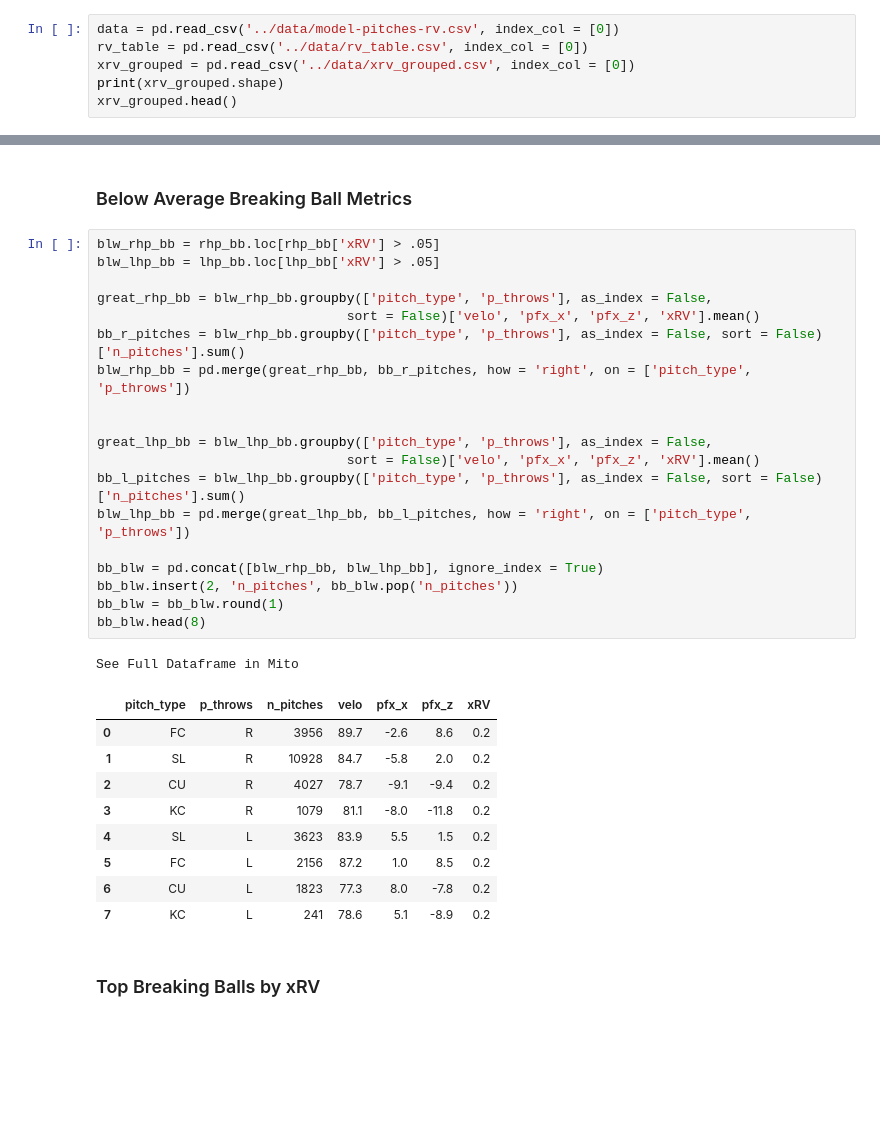
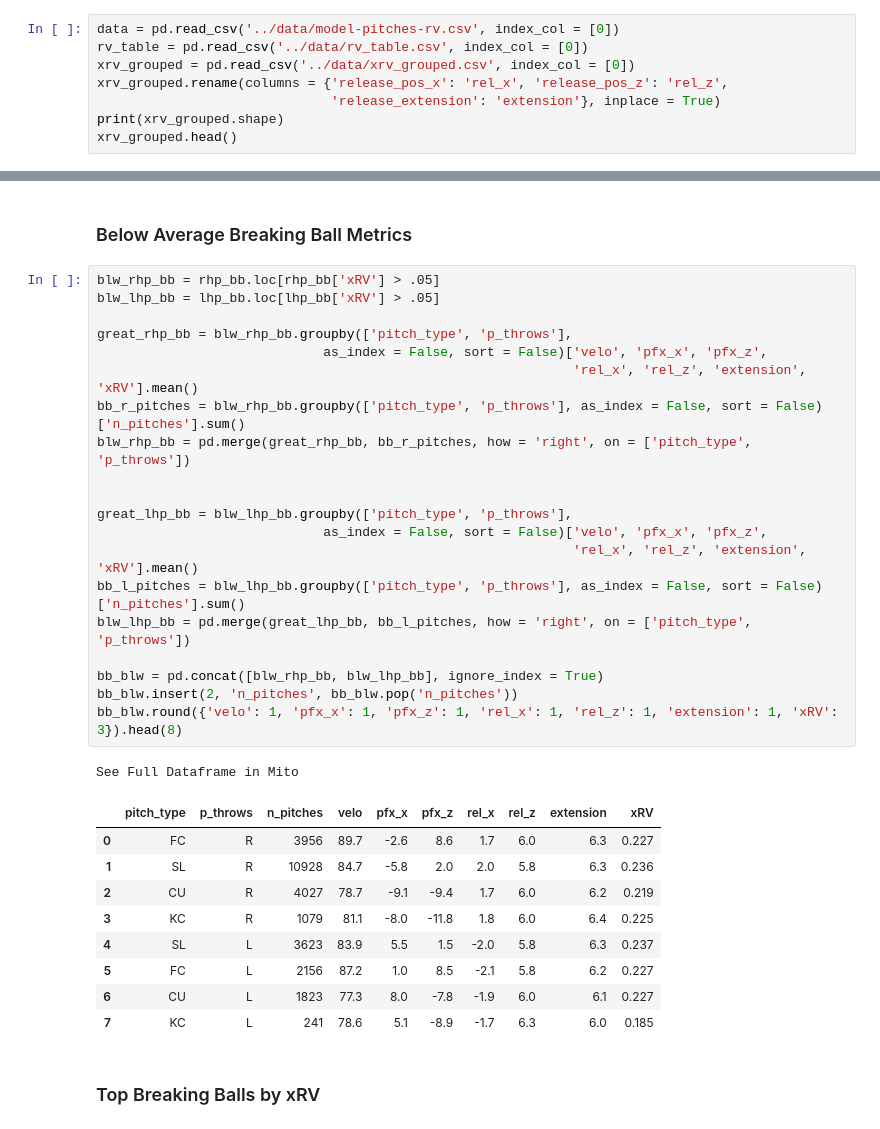
Before and after one commit to anthonyzurke/RVmodel, a Jupyter notebook: notebooks/analysis-rv.ipynb, the cells around one changed output, grey strips where cells are left out. Cells and saved outputs as stored; diff of their text form; blank space fills up the shorter version.

```diff
--- a/notebooks/analysis-rv.ipynb
+++ b/notebooks/analysis-rv.ipynb
@@ -40,6 +40,8 @@ warnings.filterwarnings('ignore')
 data = pd.read_csv('../data/model-pitches-rv.csv', index_col = [0])
 rv_table = pd.read_csv('../data/rv_table.csv', index_col = [0])
 xrv_grouped = pd.read_csv('../data/xrv_grouped.csv', index_col = [0])
+xrv_grouped.rename(columns = {'release_pos_x': 'rel_x', 'release_pos_z': 'rel_z',
+                              'release_extension': 'extension'}, inplace = True)
 print(xrv_grouped.shape)
 xrv_grouped.head()
 # %% [output]
@@ -359,33 +371,34 @@ See Full Dataframe in Mito
 # %%
 blw_rhp_bb = rhp_bb.loc[rhp_bb['xRV'] > .05]
 blw_lhp_bb = lhp_bb.loc[lhp_bb['xRV'] > .05]
 
-great_rhp_bb = blw_rhp_bb.groupby(['pitch_type', 'p_throws'], as_index = False,
-                                sort = False)['velo', 'pfx_x', 'pfx_z', 'xRV'].mean()
+great_rhp_bb = blw_rhp_bb.groupby(['pitch_type', 'p_throws'],
+                             as_index = False, sort = False)['velo', 'pfx_x', 'pfx_z',
+                                                             'rel_x', 'rel_z', 'extension', 'xRV'].mean()
 bb_r_pitches = blw_rhp_bb.groupby(['pitch_type', 'p_throws'], as_index = False, sort = False)['n_pitches'].sum()
 blw_rhp_bb = pd.merge(great_rhp_bb, bb_r_pitches, how = 'right', on = ['pitch_type', 'p_throws'])
 
 
-great_lhp_bb = blw_lhp_bb.groupby(['pitch_type', 'p_throws'], as_index = False,
-                                sort = False)['velo', 'pfx_x', 'pfx_z', 'xRV'].mean()
+great_lhp_bb = blw_lhp_bb.groupby(['pitch_type', 'p_throws'],
+                             as_index = False, sort = False)['velo', 'pfx_x', 'pfx_z',
+                                                             'rel_x', 'rel_z', 'extension', 'xRV'].mean()
 bb_l_pitches = blw_lhp_bb.groupby(['pitch_type', 'p_throws'], as_index = False, sort = False)['n_pitches'].sum()
 blw_lhp_bb = pd.merge(great_lhp_bb, bb_l_pitches, how = 'right', on = ['pitch_type', 'p_throws'])
 
 bb_blw = pd.concat([blw_rhp_bb, blw_lhp_bb], ignore_index = True)
 bb_blw.insert(2, 'n_pitches', bb_blw.pop('n_pitches'))
-bb_blw = bb_blw.round(1)
-bb_blw.head(8)
+bb_blw.round({'velo': 1, 'pfx_x': 1, 'pfx_z': 1, 'rel_x': 1, 'rel_z': 1, 'extension': 1, 'xRV': 3}).head(8)
 # %% [output]
 See Full Dataframe in Mito
-|  | pitch_type | p_throws | n_pitches | velo | pfx_x | pfx_z | xRV |
-| 0 | FC | R | 3956 | 89.7 | -2.6 | 8.6 | 0.2 |
-| 1 | SL | R | 10928 | 84.7 | -5.8 | 2.0 | 0.2 |
-| 2 | CU | R | 4027 | 78.7 | -9.1 | -9.4 | 0.2 |
-| 3 | KC | R | 1079 | 81.1 | -8.0 | -11.8 | 0.2 |
-| 4 | SL | L | 3623 | 83.9 | 5.5 | 1.5 | 0.2 |
-| 5 | FC | L | 2156 | 87.2 | 1.0 | 8.5 | 0.2 |
-| 6 | CU | L | 1823 | 77.3 | 8.0 | -7.8 | 0.2 |
-| 7 | KC | L | 241 | 78.6 | 5.1 | -8.9 | 0.2 |
+|  | pitch_type | p_throws | n_pitches | velo | pfx_x | pfx_z | rel_x | rel_z | extension | xRV |
+| 0 | FC | R | 3956 | 89.7 | -2.6 | 8.6 | 1.7 | 6.0 | 6.3 | 0.227 |
+| 1 | SL | R | 10928 | 84.7 | -5.8 | 2.0 | 2.0 | 5.8 | 6.3 | 0.236 |
+| 2 | CU | R | 4027 | 78.7 | -9.1 | -9.4 | 1.7 | 6.0 | 6.2 | 0.219 |
+| 3 | KC | R | 1079 | 81.1 | -8.0 | -11.8 | 1.8 | 6.0 | 6.4 | 0.225 |
+| 4 | SL | L | 3623 | 83.9 | 5.5 | 1.5 | -2.0 | 5.8 | 6.3 | 0.237 |
+| 5 | FC | L | 2156 | 87.2 | 1.0 | 8.5 | -2.1 | 5.8 | 6.2 | 0.227 |
+| 6 | CU | L | 1823 | 77.3 | 8.0 | -7.8 | -1.9 | 6.0 | 6.1 | 0.227 |
+| 7 | KC | L | 241 | 78.6 | 5.1 | -8.9 | -1.7 | 6.3 | 6.0 | 0.185 |
 # %% [markdown]
 ### Top Breaking Balls by xRV
 # %%
```
Also changed, not shown: parts of 13 cells of this notebook.
